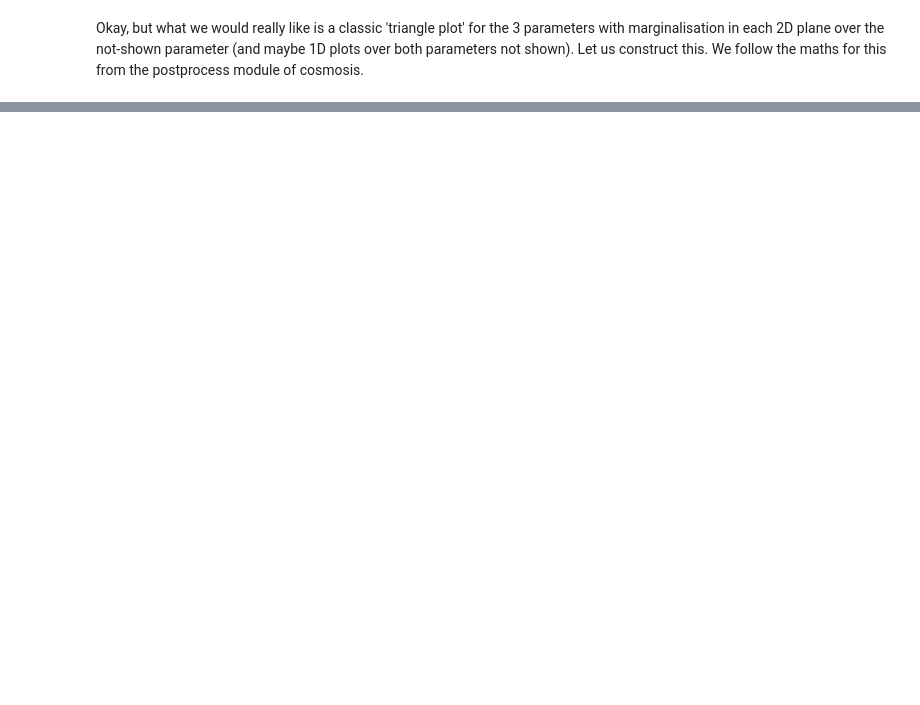
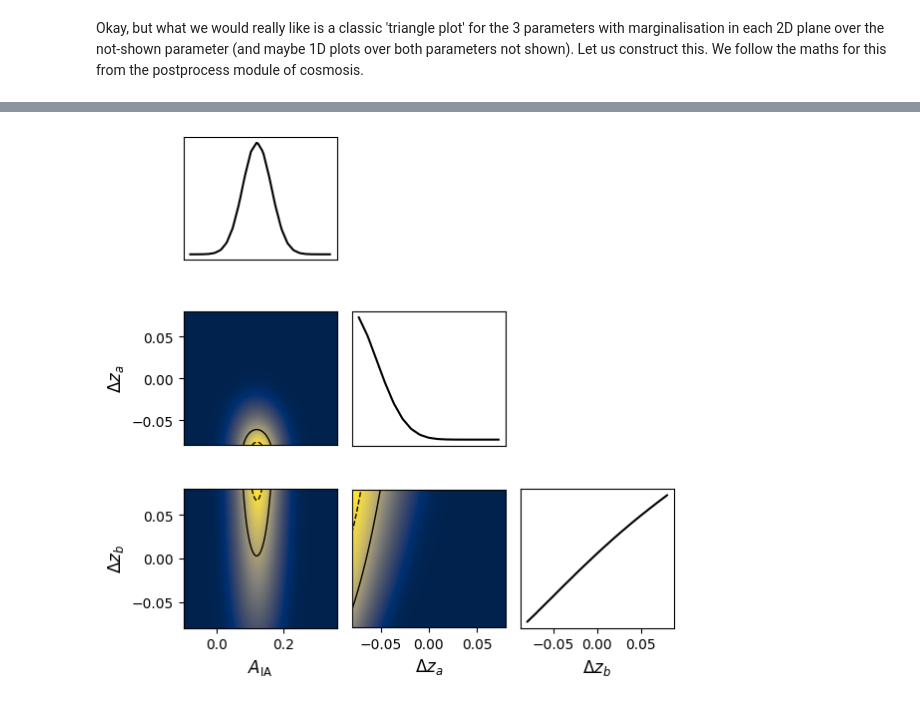
Before and after one commit to c-d-leonard/IA_GGL, a Jupyter notebook: pz_IA_delzA_delzB.ipynb, the cells around one changed output, grey strips where cells are left out. Saved outputs shown, nothing was run; the diff lists cells and outputs as text; code cells hidden in the pictures; blank space fills up the shorter version.

```diff
--- a/pz_IA_delzA_delzB.ipynb
+++ b/pz_IA_delzA_delzB.ipynb
@@ -299,0 +317,11 @@ sigz_smooth = sigz_spline(sigz_plot_1D)
+# %%
+# 1D:
+
+delza_spline = interp1d(delza, like_dza)
+delza_smooth = delza_spline(delza_plot)
+
+ai_spline = interp1d(AIA, like_AIA)
+ai_smooth = ai_spline(AIA_plot)
+
+dzb_spline = interp1d(delzb, like_dzb)
+dzb_smooth = dzb_spline(dzb_plot)
@@ -300,5 +365,50 @@ sigz_smooth = sigz_spline(sigz_plot_1D)
 # %%
 sigz_ai_smooth.shape
+# %%
+colorbar_info = plt.cm.ScalarMappable(cmap='cividis')
+# Now make these into a triangle plot
+fig, axs = plt.subplots(3, 3,figsize=[6,6], layout="constrained")
+fig.delaxes(axs[0][1])
+fig.delaxes(axs[0][2])
+fig.delaxes(axs[1][2])
+axs[0,0].plot(AIA_plot, ai_smooth, color='k')
+axs[0,0].set_yticks([])
+axs[0,0].set_xticks([])
+axs[1,0].set_xticks([])
+axs[1,1].set_xticks([])
+axs[0,0].set_aspect(0.37)
+axs[0,0].tick_params(labelsize=10)
+axs[1, 0].imshow(delza_ai_smooth, origin='lower', extent = [-0.1,0.36, -0.08, 0.08], aspect=2.5, cmap='cividis')
+#axs[0,0].set_xlabel('$AIA$', fontsize=16)
+axs[1,0].set_ylabel('$\Delta z_a$', fontsize=12)
+axs[1,0].contour(AIA_plot,delza_plot, delza_ai_smooth , [0.68,0.95], linestyles=['solid','dashed'],colors='k', linewidths=1)
+axs[1,0].tick_params(labelsize=10)
+axs[1,1].plot(delza_plot, delza_smooth, color='k')
+axs[1,1].set_yticks([])
+axs[1,1].set_aspect(0.14)
+axs[1,1].tick_params(labelsize=10)
+axs[2, 0].imshow(dzb_ai_smooth, origin='lower',extent = [-0.1,0.36,-0.08, 0.08], aspect=2.6, cmap='cividis')
+axs[2,0].set_xlabel('$A_{\\rm IA}$', fontsize=12)
+axs[2,0].set_ylabel('$\Delta z_b$', fontsize=12)
+axs[2,0].contour(AIA_plot,dzb_plot,  dzb_ai_smooth, [0.68,0.95], linestyles=['solid','dashed'],colors='k', linewidths=1)
+axs[2,0].tick_params(labelsize=10)
+axs[2,1].imshow(dza_dzb_smooth.T, extent = [-0.08, 0.08, -0.08, 0.08], origin='lower', aspect=0.9,cmap='cividis')
+axs[2,1].set_xlabel('$\Delta z_a$', fontsize=12)
+#axs[1,1].set_ylabel('$\Delta z$', fontsize=16)
+axs[2,1].contour(delza_plot, dzb_plot, dza_dzb_smooth.T, [0.68,0.95], aspect=0.9,linestyles=['solid','dashed'],colors='k', linewidths=1)
+axs[2,1].tick_params(labelsize=10)
+axs[2,1].set_yticks([])
+axs[2,2].plot(dzb_plot, dzb_smooth, color='k')
+axs[2,2].set_yticks([])
+axs[2,2].set_aspect(0.2)
+axs[2,2].set_xlabel('$\Delta z_b $', fontsize=12)
+axs[1,1].tick_params(labelsize=10)
+#plt.constrained_layout('True')
+plt.tight_layout()
+plt.savefig('./triangle_plot_smoothed_priors_dza_dzb.pdf')
+#plt.show()
+# %% [output]
+[figure, added]
 # %%
 colorbar_info = plt.cm.ScalarMappable(cmap='cividis')
 # Now actually make these into a triangle plot
```
Also changed, not shown: parts of 21 cells of this notebook, 2 other files.
